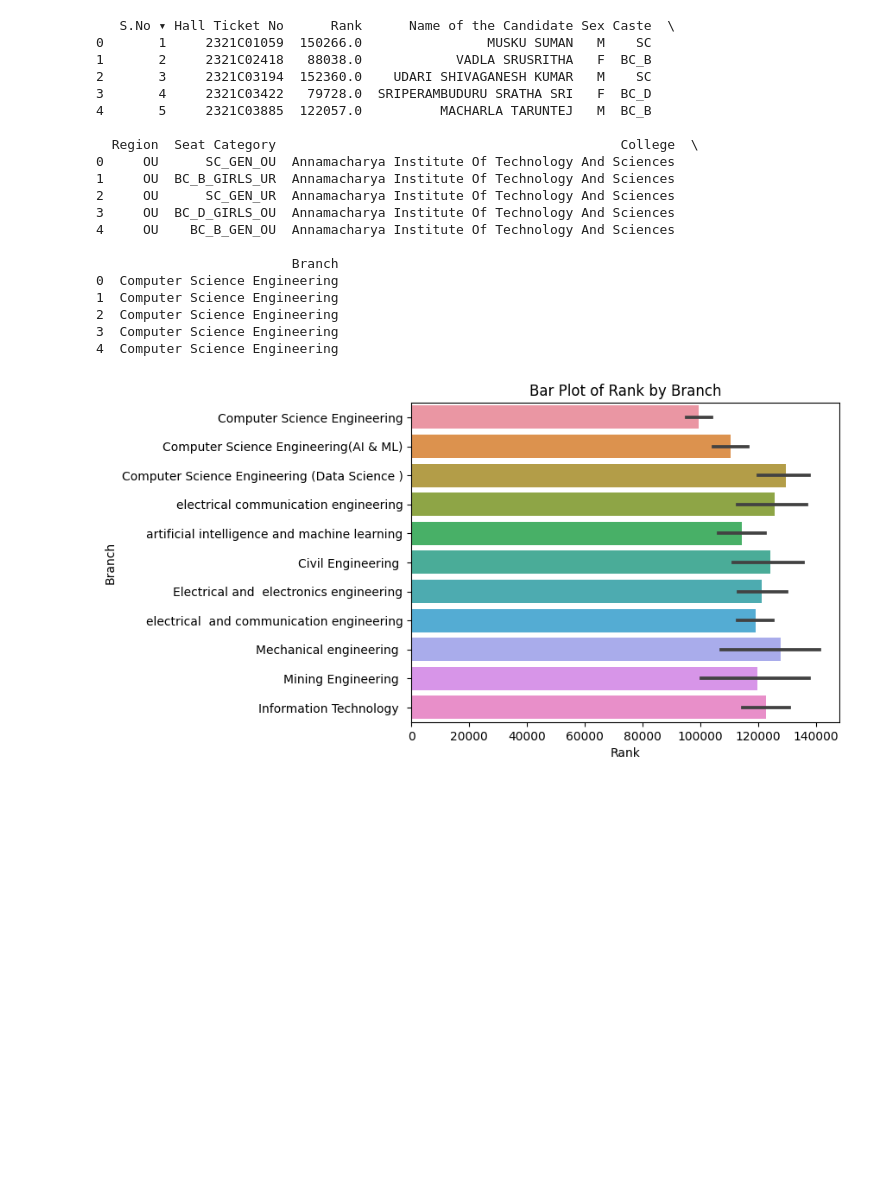
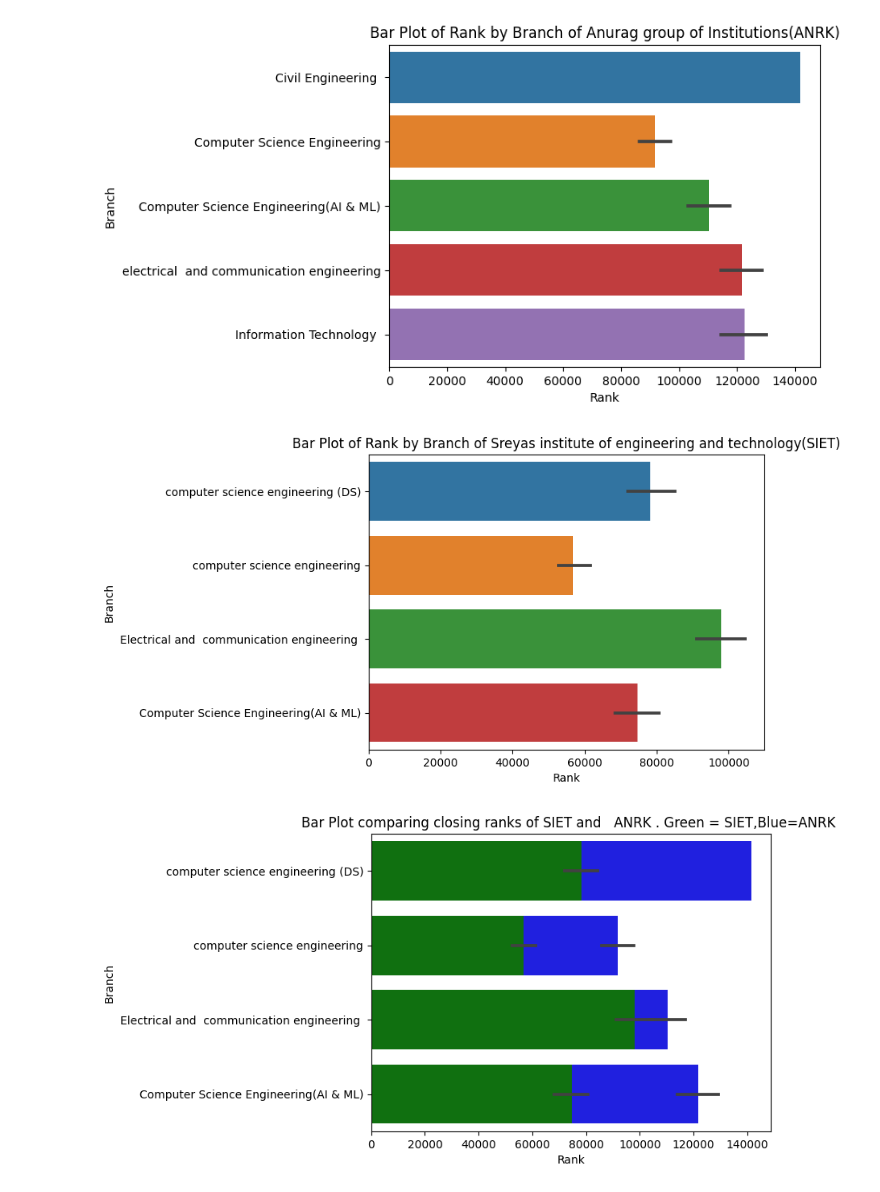
Before and after one commit to Arpan-000/IntroToSeaBorn, a Jupyter notebook: introtoseaborn.ipynb, the cells around one changed output. Saved outputs shown, nothing was run; the diff lists cells and outputs as text; code cells hidden in the pictures; blank space fills up the shorter version.

```diff
--- a/introtoseaborn.ipynb
+++ b/introtoseaborn.ipynb
@@ -3,36 +3,30 @@
 # %%
 import pandas as pd
 import seaborn as sns
 import matplotlib.pyplot as plt
-df = pd.read_csv('anur.csv')
-print(df.head())
+df = pd.read_csv('REALANUR.csv')
+df1 = pd.read_csv('SREYAS1.csv')
 sns.barplot(x='Rank', y='Branch', data=df)
 #print(df.columns)
 plt.xlabel('Rank')
 plt.ylabel('Branch')
-plt.title('Bar Plot of Rank by Branch')
-
+plt.title('Bar Plot of Rank by Branch of Anurag group of Institutions(ANRK)')
 
 plt.show()
+
+sns.barplot(x='Rank', y='Branch', data=df1)
+plt.xlabel('Rank')
+plt.ylabel('Branch')
+plt.title('Bar Plot of Rank by Branch of Sreyas institute of engineering and technology(SIET)')
+
+plt.show()
+ax = plt.subplot()
+ax = sns.barplot(x =df["Rank"],y = df["Branch"],color = "b")
+ax = sns.barplot(x =df1["Rank"],y = df1["Branch"],color = "g")
+ax.set(xlabel="Rank", ylabel="Branch")
+plt.title('Bar Plot comparing closing ranks of SIET and   ANRK . Green = SIET,Blue=ANRK ')
+plt.show()
 # %% [output]
-   S.No ▾ Hall Ticket No      Rank      Name of the Candidate Sex Caste  \
-0       1     2321C01059  150266.0                MUSKU SUMAN   M    SC
-1       2     2321C02418   88038.0            VADLA SRUSRITHA   F  BC_B
-2       3     2321C03194  152360.0    UDARI SHIVAGANESH KUMAR   M    SC
-3       4     2321C03422   79728.0  SRIPERAMBUDURU SRATHA SRI   F  BC_D
-4       5     2321C03885  122057.0          MACHARLA TARUNTEJ   M  BC_B
-
-  Region  Seat Category                                            College  \
-0     OU      SC_GEN_OU  Annamacharya Institute Of Technology And Sciences
-1     OU  BC_B_GIRLS_UR  Annamacharya Institute Of Technology And Sciences
-2     OU      SC_GEN_UR  Annamacharya Institute Of Technology And Sciences
-3     OU  BC_D_GIRLS_OU  Annamacharya Institute Of Technology And Sciences
-4     OU    BC_B_GEN_OU  Annamacharya Institute Of Technology And Sciences
-
-                         Branch
-0  Computer Science Engineering
-1  Computer Science Engineering
-2  Computer Science Engineering
-3  Computer Science Engineering
-4  Computer Science Engineering
-[figure, old version]
+[figure, new version]
+[figure, added]
+[figure, added]
```
